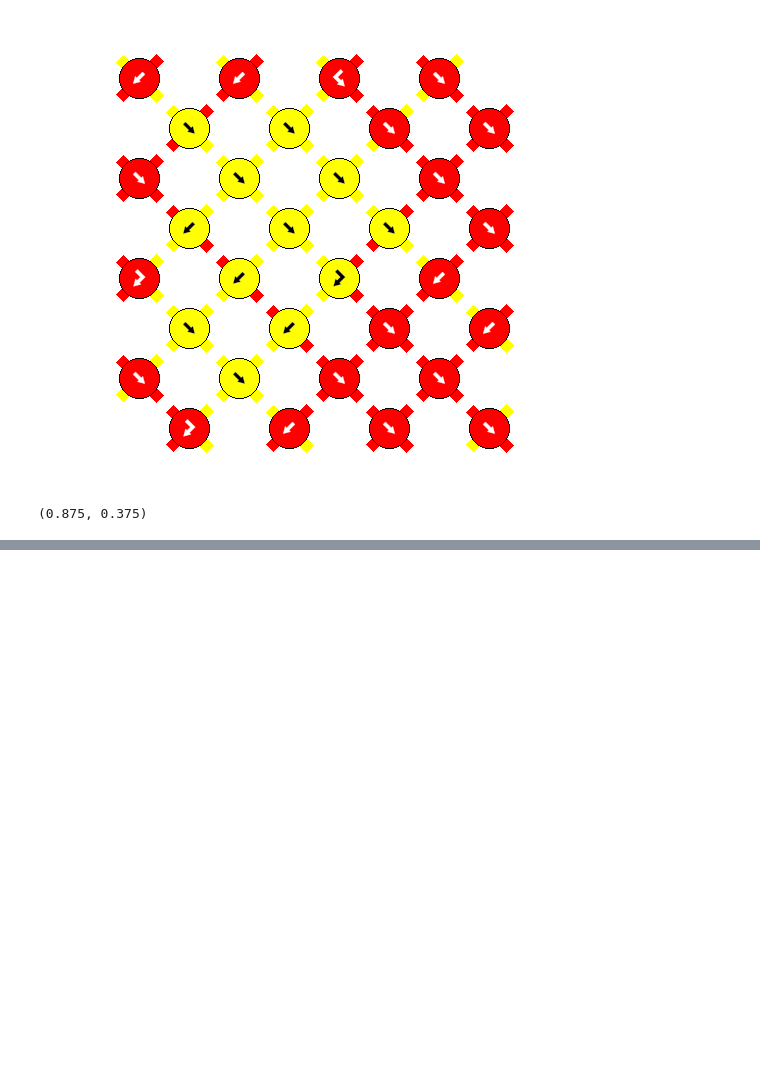
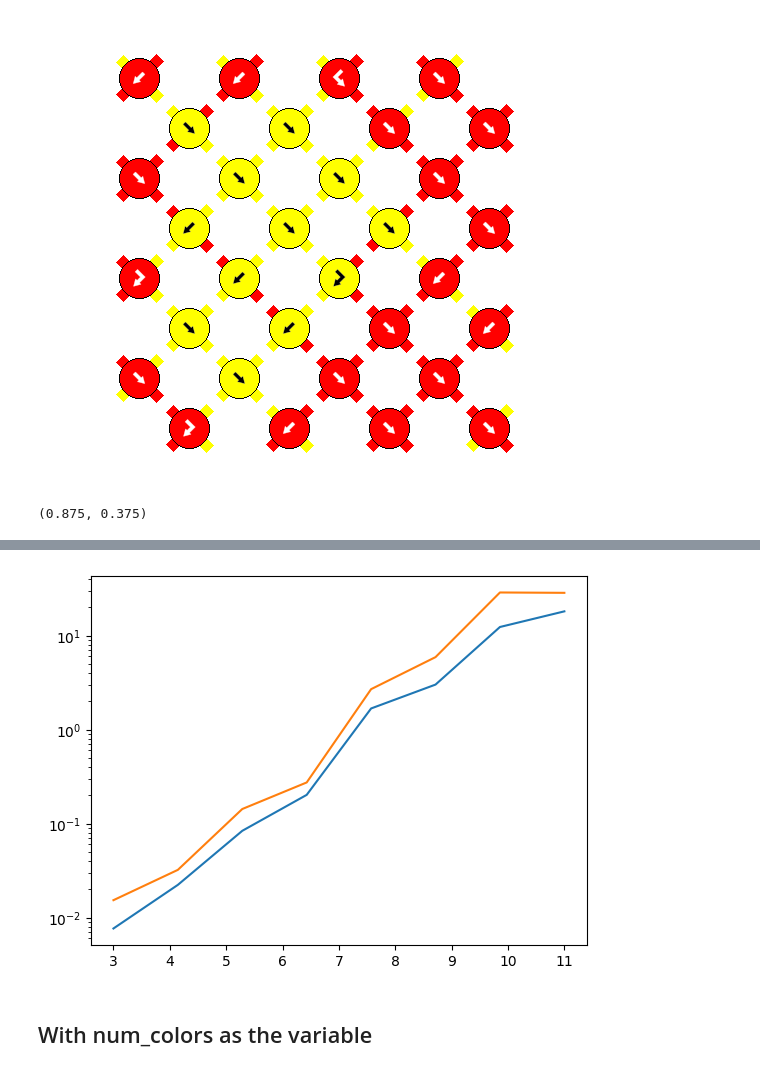
Before and after one commit to Norange01/FriendshipBraceletSolver, a Jupyter notebook: visualize.ipynb, the cells around one changed output, grey strips where cells are left out. Saved outputs shown, nothing was run; the diff lists cells and outputs as text; code cells hidden in the pictures; blank space fills up the shorter version.

Commit message:
Ran two time complexity tests

```diff
--- a/visualize.ipynb
+++ b/visualize.ipynb
@@ -1149,0 +1222,17 @@ print(solver.solutions[best_solution_index][1])
+# %%
+for i in range(1000):
+    target_design=random_target_design_generator(5,6,4)
+    solver= Solver(target_design)
+    solver.solve()
+
+    best_solution_index=0
+    best_knot_simplicity_score=0
+    best_repetitiveness_score=0
+    for i, solution in enumerate(solver.solutions):
+        if(solution[1][0]>best_knot_simplicity_score):
+            best_solution_index=i
+            best_knot_simplicity_score=solution[1][0]
+        elif(solution[1][0]==best_knot_simplicity_score and solution[1][1]>best_repetitiveness_score):
+            best_solution_index=i
+            best_knot_simplicity_score=solution[1][0]
+            best_repetitiveness_score=solution[1][1]
@@ -1149,0 +1243,19 @@ print(solver.solutions[best_solution_index][1])
+# %%
+import time
+
+max_elapsed_times=[]
+average_elapsed_times=[]
+
+for num_threads in range(3,11):
+    print("Num threads: "+str(num_threads))
+    elapsed_times=[]
+    for i in range(5):
+        target_design=random_target_design_generator(num_threads,6,3)
+        solver= Solver(target_design)
+        start_t=time.time()
+        solver.solve()
+        end_t=time.time()
+        elapsed_t=end_t-start_t
+        elapsed_times.append(elapsed_t)
+    max_elapsed_times.append(np.max(elapsed_times))
+    average_elapsed_times.append(np.mean(elapsed_times))
@@ -1149,0 +1271,11 @@ print(solver.solutions[best_solution_index][1])
+# %%
+import matplotlib.pyplot as plt
+
+plt.plot(np.linspace(3,11,(11-3)),average_elapsed_times)
+plt.plot(np.linspace(3,11,(11-3)),max_elapsed_times)
+plt.yscale('log')
+plt.show()
+# %% [output]
+[figure, added]
+# %% [markdown]
+## With num_colors as the variable
```
Also changed, not shown: parts of 12 cells of this notebook.
